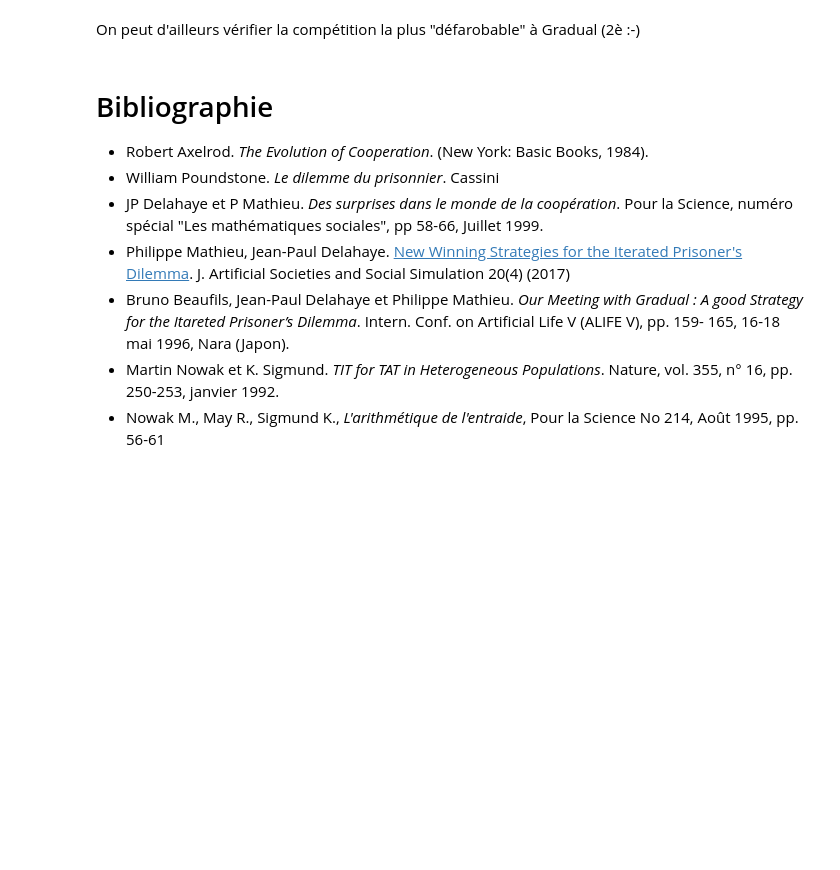
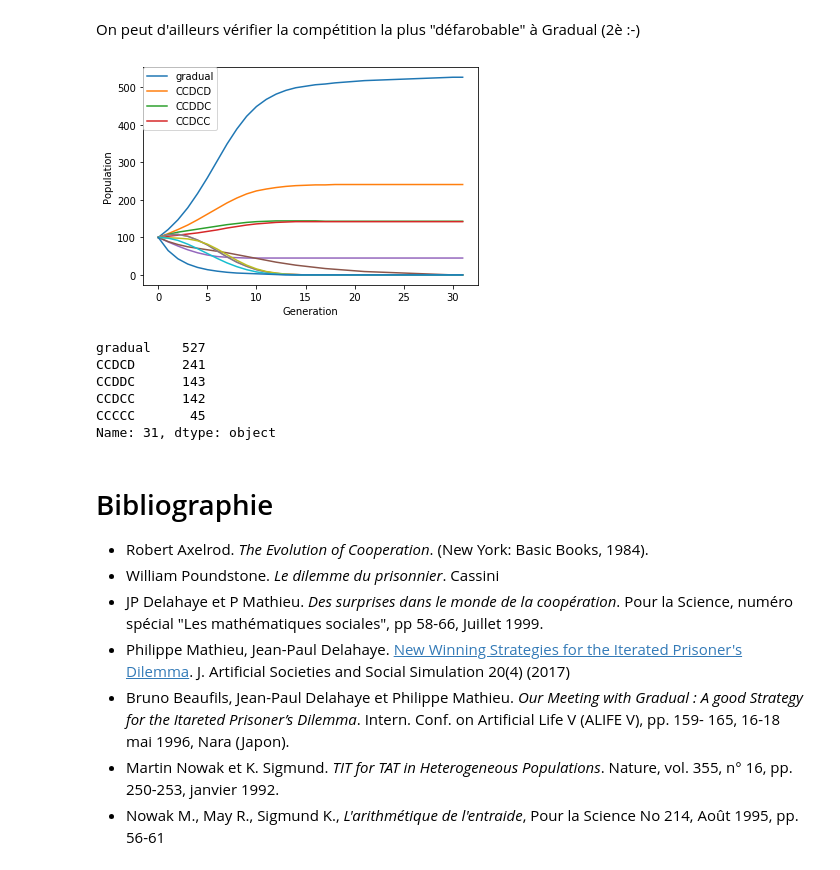
Before and after one commit to cristal-smac/ipd, a Jupyter notebook: prisoners_dilemma_fr.ipynb, the cells around one changed output. Cells and saved outputs as stored; diff of their text form; code cells hidden in the pictures; blank space fills up the shorter version.

```diff
--- a/prisoners_dilemma_fr.ipynb
+++ b/prisoners_dilemma_fr.ipynb
@@ -862,10 +1026,20 @@ res = subClassesRandomWithOneStrat(20,soupe, 10, Gradual())
 On peut d'ailleurs vérifier la compétition la plus "défarobable" à Gradual (2è :-)
 # %%
 meilleureComp, pireComp, strategy = res
-soupe = pireComp.append(Gradual())
+soupe = pireComp
 e2=Ecological(g,soupe)
 e2.run()
-e2.drawPlot(None,4)
+e2.drawPlot(None,5)
+evol=e2.historic
+print(evol.iloc[-1][evol.iloc[-1]>0])
+# %% [output]
+[figure, added]
+gradual    527
+CCDCD      241
+CCDDC      143
+CCDCC      142
+CCCCC       45
+Name: 31, dtype: object
 # %% [markdown]
 # Bibliographie
 
```
Also changed, not shown: parts of 26 cells of this notebook.
